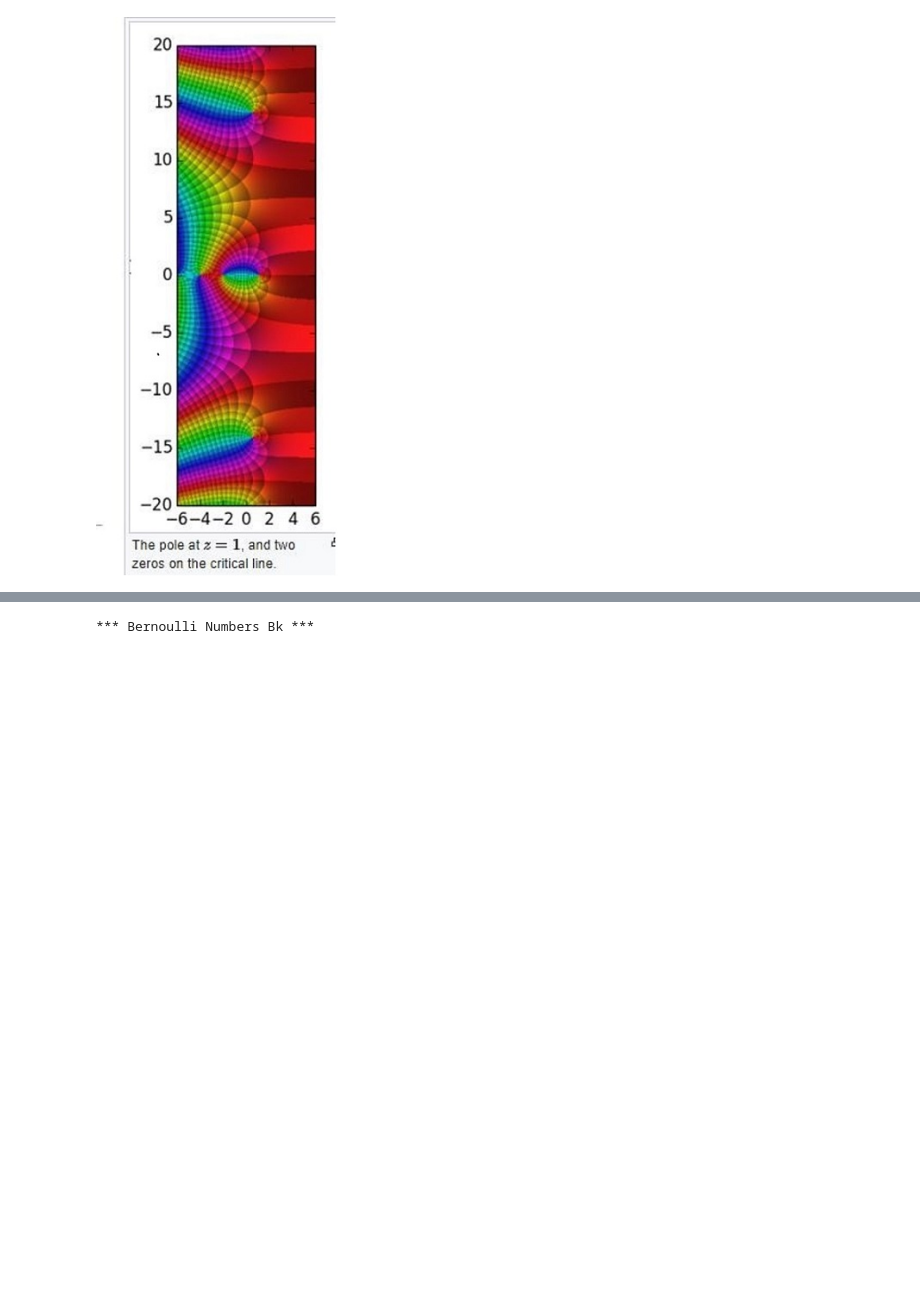
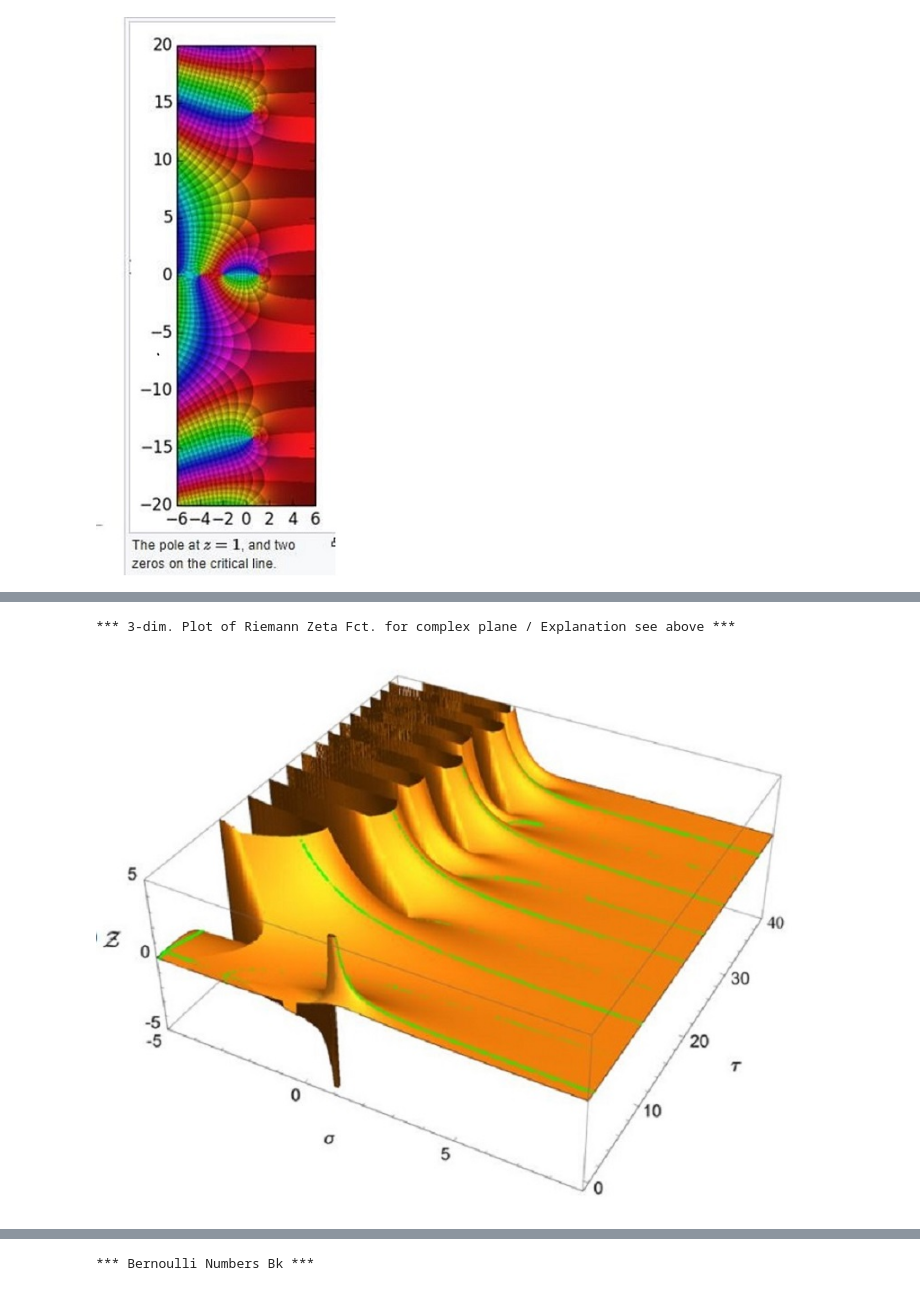
Before and after one commit to HVoellinger/Mathematics, a Jupyter notebook: RiemannZetaFct_and_RiemannHypothesis.ipynb, the cells around one changed output, grey strips where cells are left out. Saved outputs shown, nothing was run; the diff lists cells and outputs as text; code cells hidden in the pictures; blank space fills up the shorter version.

```diff
--- a/RiemannZetaFct_and_RiemannHypothesis.ipynb
+++ b/RiemannZetaFct_and_RiemannHypothesis.ipynb
@@ -156 +183,10 @@ from scipy.special import binom
+# %%
+print ("*** 3-dim. Plot of Riemann Zeta Fct. for complex plane / Explanation see above ***")
+
+from IPython.display import Image
+
+Image('Images/Plot-complex_RiemannZeta-Fct.jpg')
+# %% [output]
+*** 3-dim. Plot of Riemann Zeta Fct. for complex plane / Explanation see above ***
+[figure, added]
 # %% [markdown]
```
Also changed, not shown: parts of 19 cells of this notebook, 5 other files.
